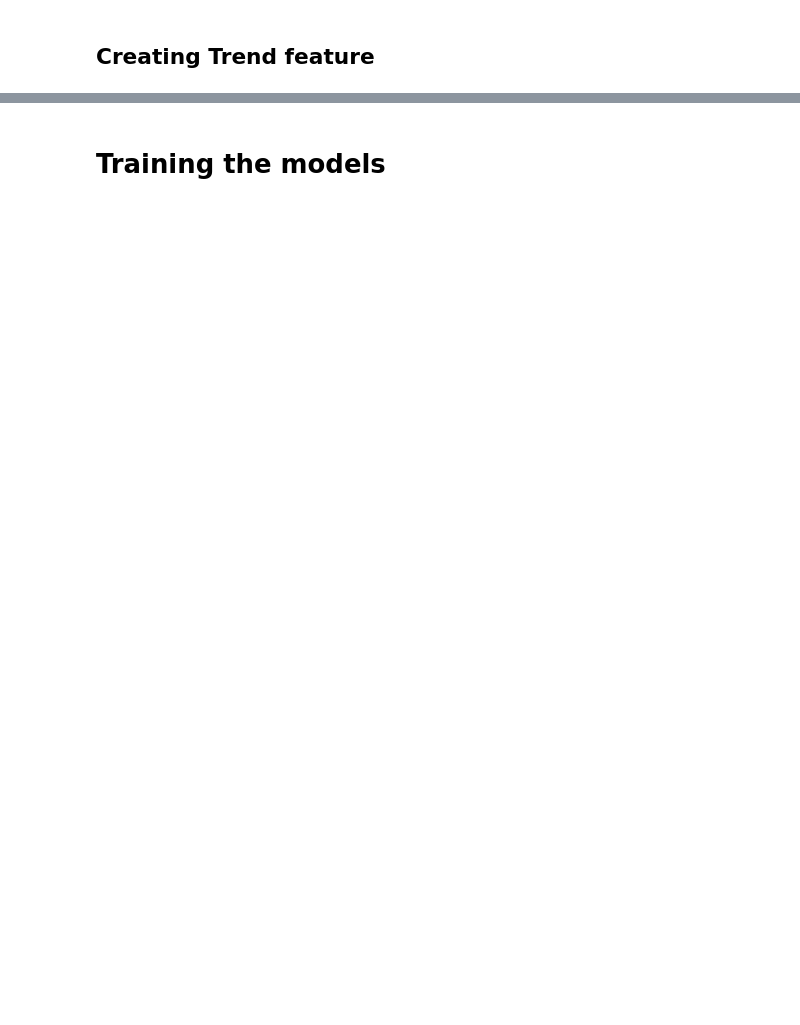
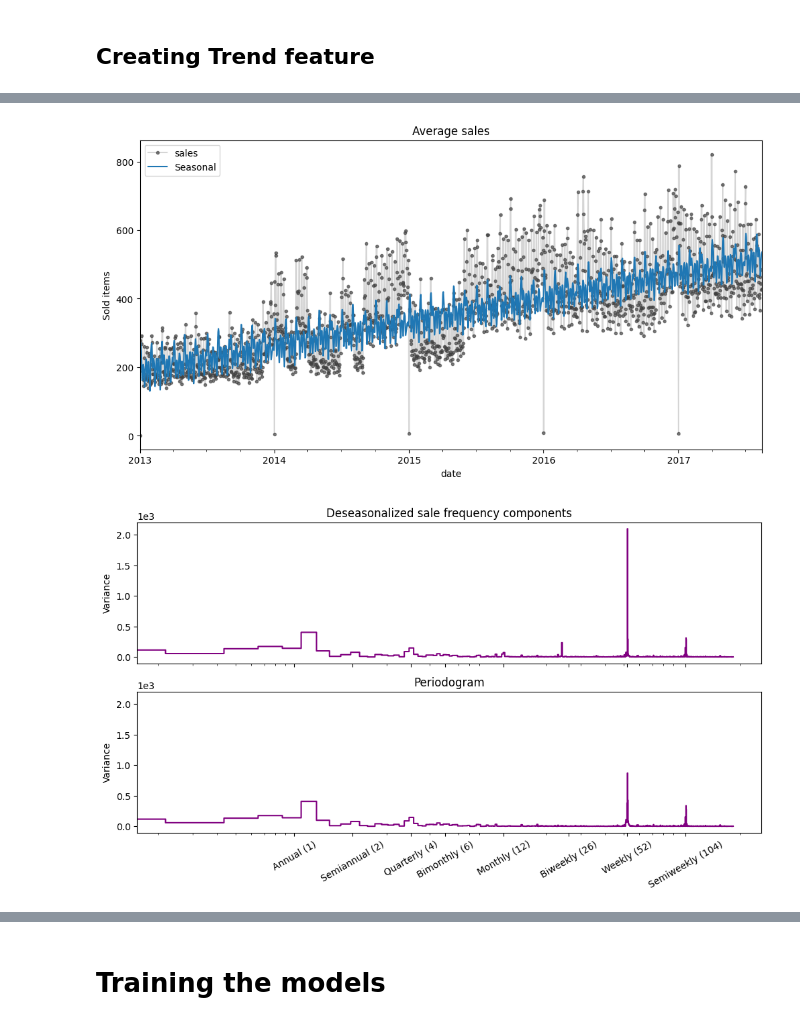
Before and after one commit to Arczi4/kaggle-store-sales, a Jupyter notebook: store_sales.ipynb, the cells around one changed output, grey strips where cells are left out. Drawn from its saved outputs; the diff is of its cells as text; code cells hidden in the pictures; blank space fills up the shorter version.

```diff
--- a/store_sales.ipynb
+++ b/store_sales.ipynb
@@ -298,0 +322,46 @@ ax.legend()
+# %%
+y = average_sales.copy()
+
+def create_seasonal_features(y, freq='M', fourier_order=4, dp_order=1):
+
+    fourier = CalendarFourier(freq=freq, order=fourier_order)
+    dp = DeterministicProcess(
+        index=y.index,
+        constant=True,
+        order=dp_order,
+        seasonal=True,
+        additional_terms=[fourier],
+        drop=True
+    )
+    X = dp.in_sample()
+
+    lm = LinearRegression().fit(X, y)
+    y_pred = pd.Series(
+        lm.predict(X),
+        index=X.index,
+        name='Fitted'
+    )
+
+    return y_pred
+
+def plot_average_sales(y, y_pred):
+    ax = y.plot(**PLOT_PARAMS, alpha=0.65, title='Average sales', ylabel='Sold items')
+    ax = y_pred.plot(ax=ax, label='Seasonal')
+    ax.legend()
+
+def desesonalize_and_plot(y, y_pred):
+    y_des = y - y_pred
+
+    fig, (a1, a2) = plt.subplots(2, 1, sharex=True, sharey=True)
+    a1 = plot_periodogram(y, ax=a1)
+    a1.set_title('Sale frequency components')
+
+    a2 = plot_periodogram(y_des, ax=a2)
+    a1.set_title('Deseasonalized sale frequency components')
+# %%
+y_pred = create_seasonal_features(y, freq='M', fourier_order=4, dp_order=1)
+plot_average_sales(y, y_pred)
+desesonalize_and_plot(y, y_pred)
+# %% [output]
+[figure, added]
+[figure, added]
```
Also changed, not shown: parts of 40 cells of this notebook, 2 other files.
